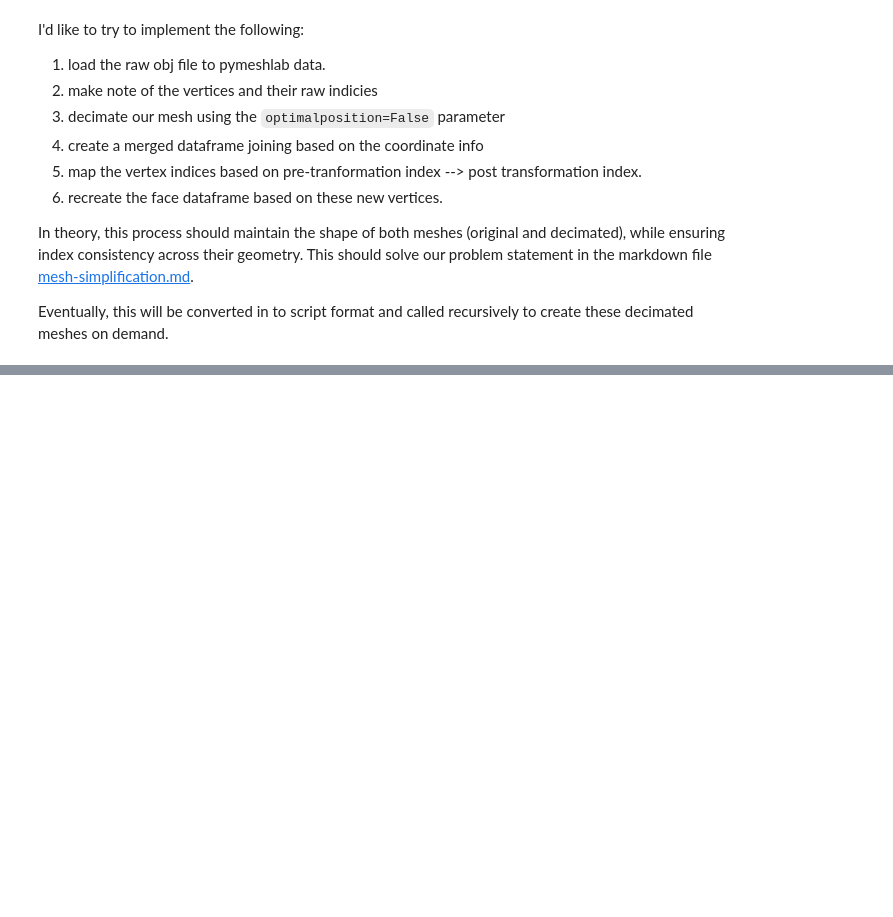
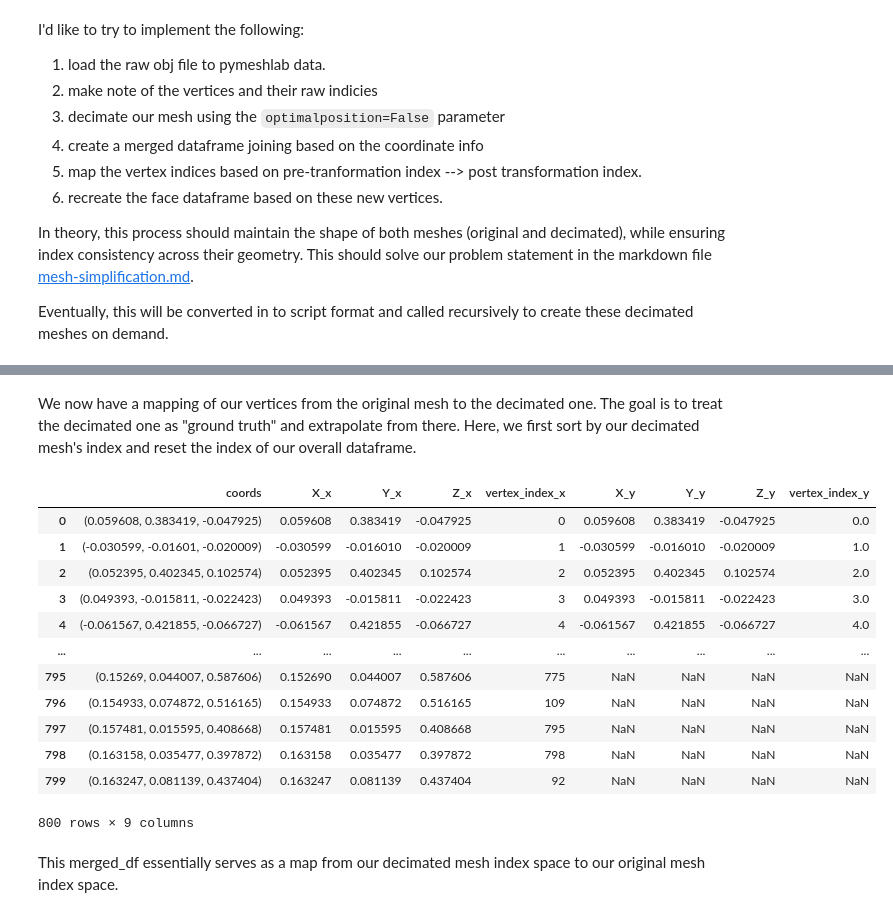
Before and after one commit to suryashch/3d_modelling, a Jupyter notebook: research/reducing-mesh-density/notebooks/mesh-simplification.ipynb, the cells around one changed output, grey strips where cells are left out. Cells and saved outputs as stored; diff of their text form; code cells hidden in the pictures; blank space fills up the shorter version.

```diff
--- a/research/reducing-mesh-density/notebooks/mesh-simplification.ipynb
+++ b/research/reducing-mesh-density/notebooks/mesh-simplification.ipynb
@@ -171,0 +211,10 @@ array([[366,  28,  30],
+# %%
+m = ms.current_mesh()
+
+v_matrix_dm = m.vertex_matrix()
+f_matrix_dm = m.face_matrix()
+
+decimated_vertex_df = pd.DataFrame(v_matrix_dm, columns = ["X", "Y", "Z"])
+decimated_face_df = pd.DataFrame(f_matrix_dm, columns = ["v1", "v2", "v3"])
+
+len(decimated_vertex_df)
@@ -171,0 +229,3 @@ array([[366,  28,  30],
+# %%
+decimated_vertex_df["coords"] = decimated_vertex_df[["X", "Y", "Z"]].apply(tuple, axis=1)
+baseline_vertex_df["coords"] = baseline_vertex_df[["X", "Y", "Z"]].apply(tuple, axis=1)
@@ -171,0 +234,8 @@ array([[366,  28,  30],
+# %%
+baseline_vertex_df["vertex_index"] = baseline_vertex_df.index
+baseline_vertex_df = baseline_vertex_df.set_index("coords")
+
+decimated_vertex_df["vertex_index"] = decimated_vertex_df.index
+decimated_vertex_df = decimated_vertex_df.set_index("coords")
+
+baseline_vertex_df.head()
@@ -171,0 +252,3 @@ array([[366,  28,  30],
+# %%
+merged_df_vertex = pd.merge(baseline_vertex_df, decimated_vertex_df, left_index=True, right_index=True, how="outer")
+merged_df_vertex.head()
@@ -171,0 +263,20 @@ array([[366,  28,  30],
+# %% [markdown]
+We now have a mapping of our vertices from the original mesh to the decimated one. The goal is to treat the decimated one as "ground truth" and extrapolate from there. Here, we first sort by our decimated mesh's index and reset the index of our overall dataframe.
+# %%
+merged_df_vertex = merged_df_vertex.sort_values(by="vertex_index_y")
+merged_df_vertex = merged_df_vertex.reset_index()
+merged_df_vertex
+# %% [output]
+|  | coords | X_x | Y_x | Z_x | vertex_index_x | X_y | Y_y | Z_y | vertex_index_y |
+| 0 | (0.059608, 0.383419, -0.047925) | 0.059608 | 0.383419 | -0.047925 | 0 | 0.059608 | 0.383419 | -0.047925 | 0.0 |
+| 1 | (-0.030599, -0.01601, -0.020009) | -0.030599 | -0.016010 | -0.020009 | 1 | -0.030599 | -0.016010 | -0.020009 | 1.0 |
+| 2 | (0.052395, 0.402345, 0.102574) | 0.052395 | 0.402345 | 0.102574 | 2 | 0.052395 | 0.402345 | 0.102574 | 2.0 |
+| 3 | (0.049393, -0.015811, -0.022423) | 0.049393 | -0.015811 | -0.022423 | 3 | 0.049393 | -0.015811 | -0.022423 | 3.0 |
+| 4 | (-0.061567, 0.421855, -0.066727) | -0.061567 | 0.421855 | -0.066727 | 4 | -0.061567 | 0.421855 | -0.066727 | 4.0 |
+| ... | ... | ... | ... | ... | ... | ... | ... | ... | ... |
+| 795 | (0.15269, 0.044007, 0.587606) | 0.152690 | 0.044007 | 0.587606 | 775 | NaN | NaN | NaN | NaN |
+| 796 | (0.154933, 0.074872, 0.516165) | 0.154933 | 0.074872 | 0.516165 | 109 | NaN | NaN | NaN | NaN |
+| 797 | (0.157481, 0.015595, 0.408668) | 0.157481 | 0.015595 | 0.408668 | 795 | NaN | NaN | NaN | NaN |
+| 798 | (0.163158, 0.035477, 0.397872) | 0.163158 | 0.035477 | 0.397872 | 798 | NaN | NaN | NaN | NaN |
+| 799 | (0.163247, 0.081139, 0.437404) | 0.163247 | 0.081139 | 0.437404 | 92 | NaN | NaN | NaN | NaN |
+800 rows × 9 columns
@@ -171,0 +285,2 @@ array([[366,  28,  30],
+# %% [markdown]
+This merged_df essentially serves as a map from our decimated mesh index space to our original mesh index space.
```
Also changed, not shown: parts of 36 cells of this notebook.
